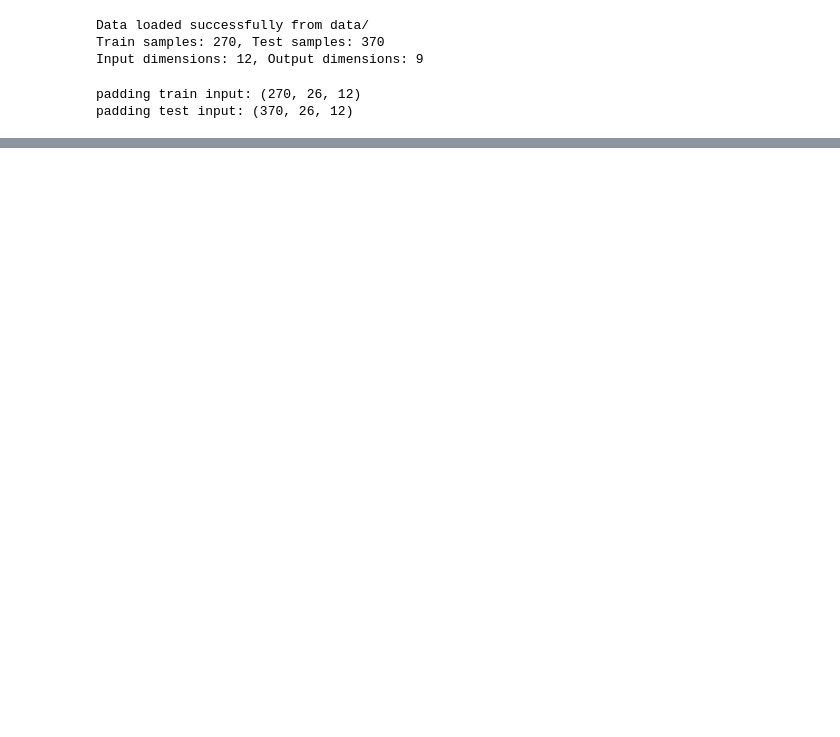
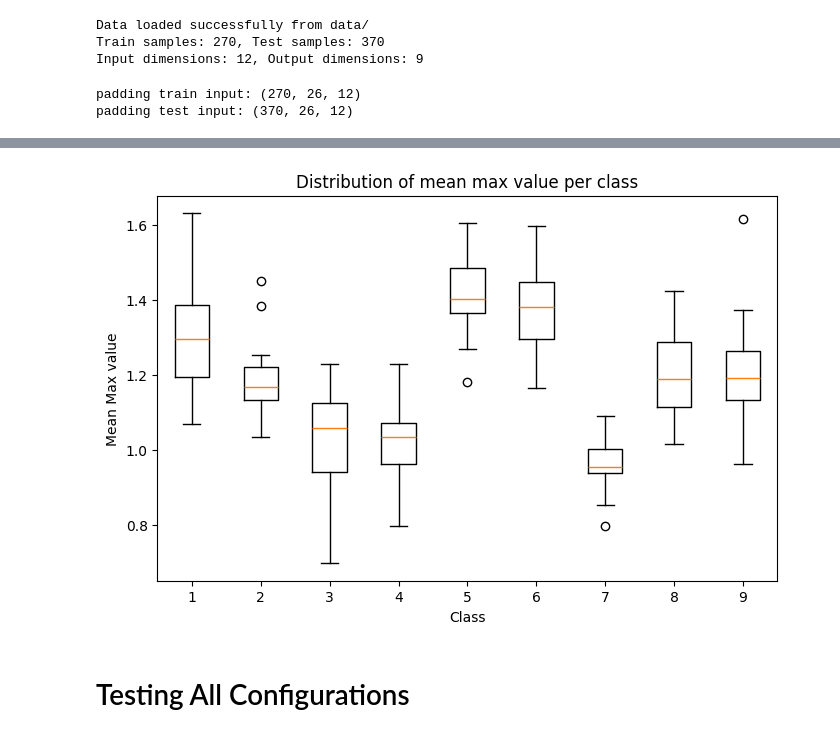
Before and after one commit to NikiLalev/advanced_ml_project, a Jupyter notebook: ROCKET.ipynb, the cells around one changed output, grey strips where cells are left out. Drawn from its saved outputs; the diff is of its cells as text; code cells hidden in the pictures; blank space fills up the shorter version.

```diff
--- a/ROCKET.ipynb
+++ b/ROCKET.ipynb
@@ -185,0 +221,13 @@ X_test = ROCKET.transform(test_transpose)
+# %%
+max_features = df.iloc[:, np.arange(1, 1000, 2)]
+max_mean = max_features.mean(axis=1)
+plt.figure(figsize=(8,5))
+plt.boxplot([max_mean[df['class'] == c] for c in sorted(df['class'].unique())])
+plt.title("Distribution of mean max value per class")
+plt.xlabel("Class")
+plt.ylabel("Mean Max value")
+plt.show()
+# %% [output]
+[figure, added]
+# %% [markdown]
+# Testing All Configurations
```
Also changed, not shown: parts of 17 cells of this notebook.
